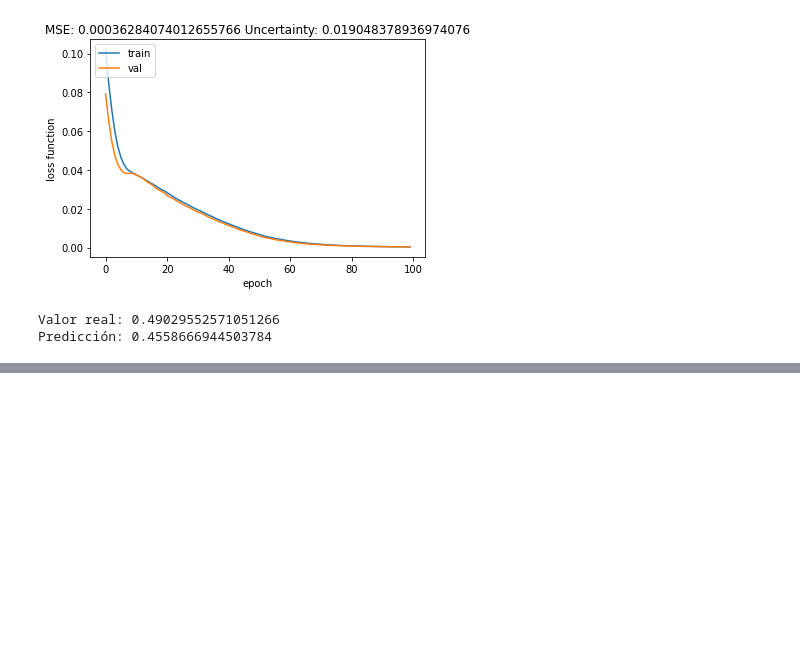
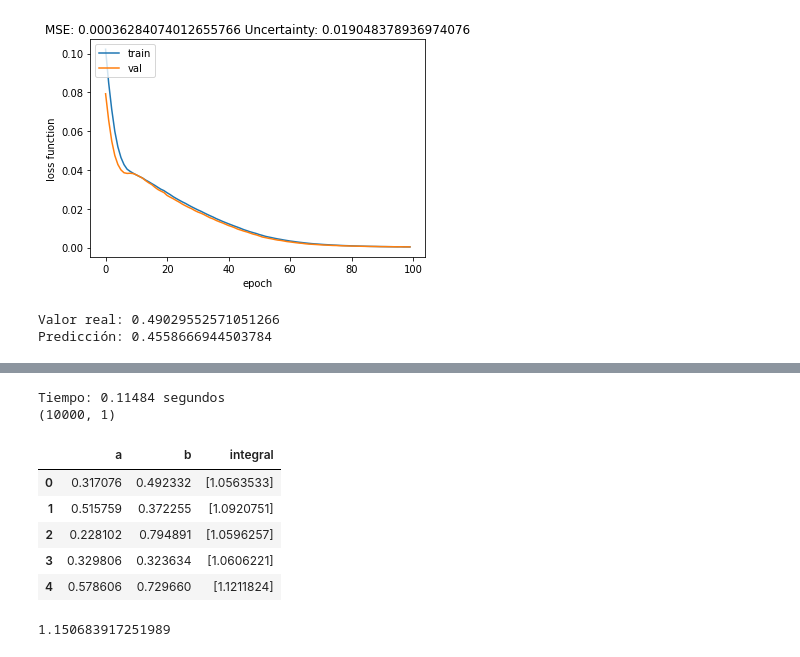
Before and after one commit to igomezv/neural_nets_utilities, a Jupyter notebook: Tutorial_Journal_Club/Intro_Redes_Neuronales.ipynb, the cells around one changed output, grey strips where cells are left out. Drawn from its saved outputs; the diff is of its cells as text; code cells hidden in the pictures; blank space fills up the shorter version.

```diff
--- a/Tutorial_Journal_Club/Intro_Redes_Neuronales.ipynb
+++ b/Tutorial_Journal_Club/Intro_Redes_Neuronales.ipynb
@@ -326,0 +375,29 @@ SyntaxError: invalid syntax (<ipython-input-12-fbb21de40150>, line 6)
+# %%
+npoints = 10000
+ab_points = np.random.rand(npoints, 2)
+integrals = np.zeros(npoints)
+
+t1 = time()
+predictions = network.predict(ab_points)
+t = time()-t1
+print("Tiempo: {:.5f} segundos".format(t))
+print(np.shape(predictions))
+h = pd.DataFrame(zip(ab_points[:,0], ab_points[:,1], predictions), columns=['a', 'b', 'integral'])
+h.head()
+# %% [output]
+Tiempo: 0.11484 segundos
+(10000, 1)
+|  | a | b | integral |
+| 0 | 0.317076 | 0.492332 | [1.0563533] |
+| 1 | 0.515759 | 0.372255 | [1.0920751] |
+| 2 | 0.228102 | 0.794891 | [1.0596257] |
+| 3 | 0.329806 | 0.323634 | [1.0606221] |
+| 4 | 0.578606 | 0.729660 | [1.1211824] |
+# %%
+# Probemos un valor al azar
+a = 0.751548
+b = 0.458467
+integ, _ = integrate.dblquad(f, 0, 1, lambda x: 0, lambda x: 1, args=([a, b]))
+print(integ)
+# %% [output]
+1.150683917251989
```
Also changed, not shown: parts of 13 cells of this notebook.
